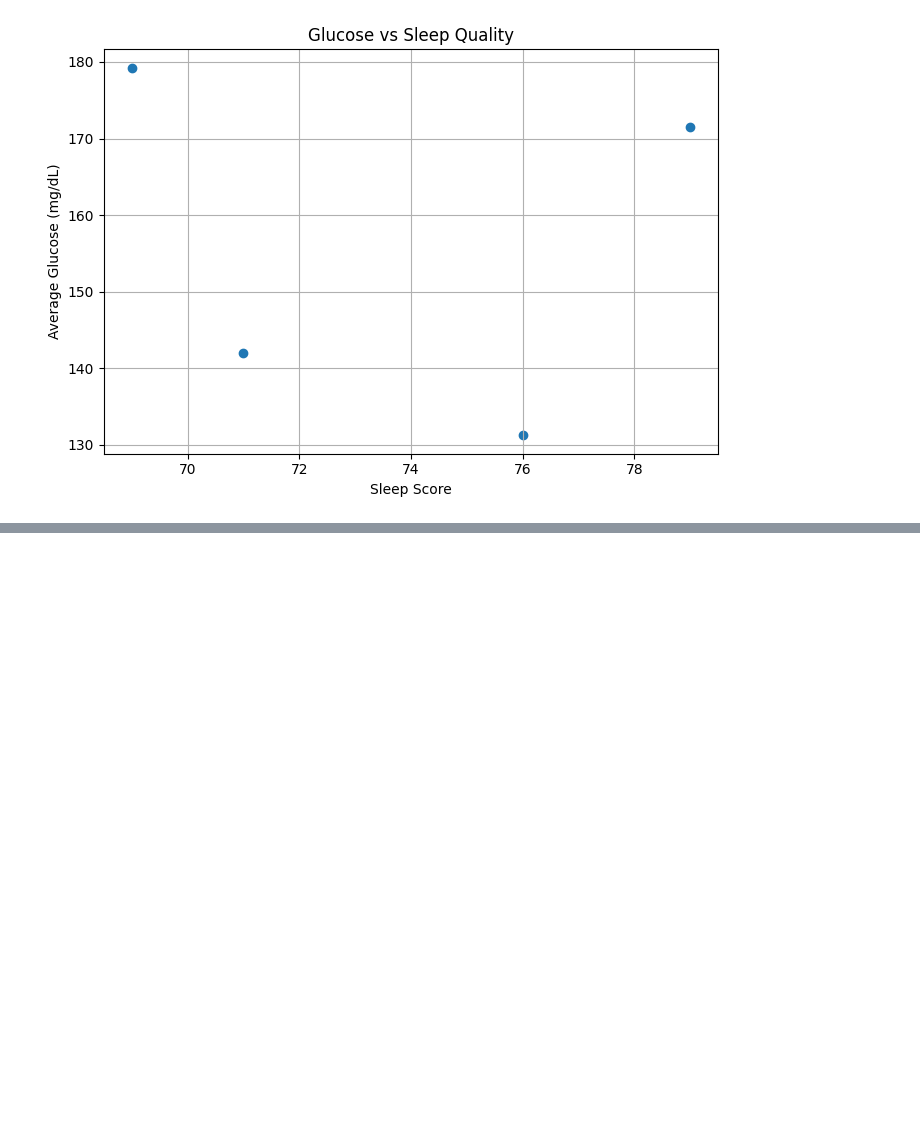
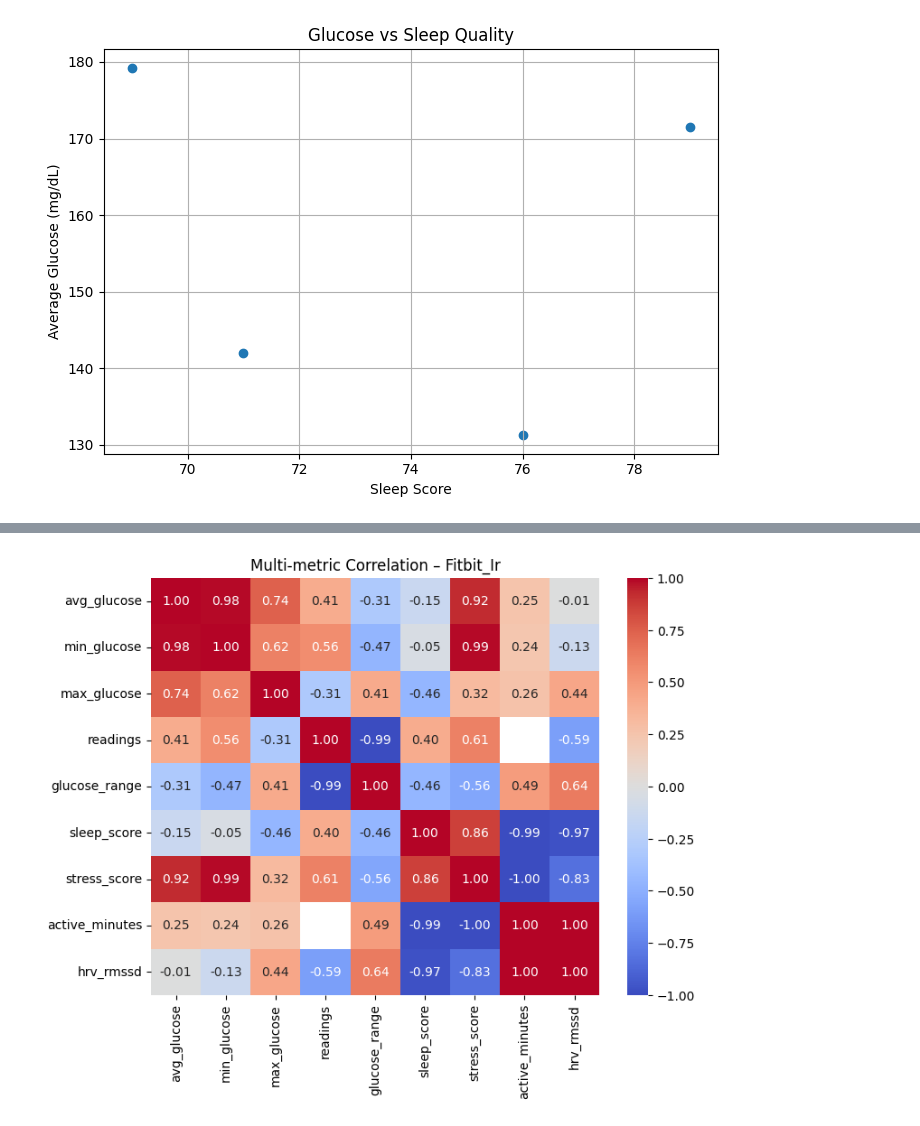
Before and after one commit to AssassinMaeve/FitBit, a Jupyter notebook: FitBit_lr.ipynb, the cells around one changed output, grey strips where cells are left out. Saved outputs shown, nothing was run; the diff lists cells and outputs as text; code cells hidden in the pictures; blank space fills up the shorter version.

```diff
--- a/FitBit_lr.ipynb
+++ b/FitBit_lr.ipynb
@@ -793,0 +800,6 @@ plt.show()
+# %%
+glucose_df = pd.read_excel(f"{BASE_DIR}/Fitbit_Ir_biometrics_cleaned.xlsx")
+
+glucose_df["time"] = pd.to_datetime(glucose_df["time"], errors="coerce")
+glucose_df = glucose_df[glucose_df["value"] > 0]   # remove reminders
+glucose_df["date"] = glucose_df["time"].dt.date
@@ -793,0 +940,14 @@ plt.show()
+# %%
+corr_df = daily_ir.select_dtypes(include="number")
+
+plt.figure(figsize=(8,6))
+sns.heatmap(
+    corr_df.corr(),
+    annot=True,
+    cmap="coolwarm",
+    fmt=".2f"
+)
+plt.title("Multi-metric Correlation – Fitbit_Ir")
+plt.show()
+# %% [output]
+[figure, added]
```
Also changed, not shown: parts of 10 cells of this notebook.
